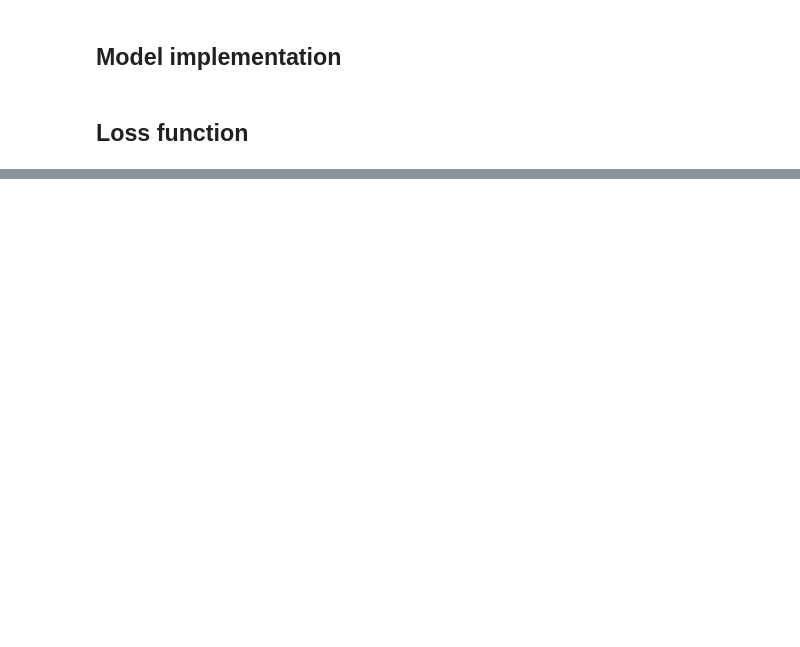
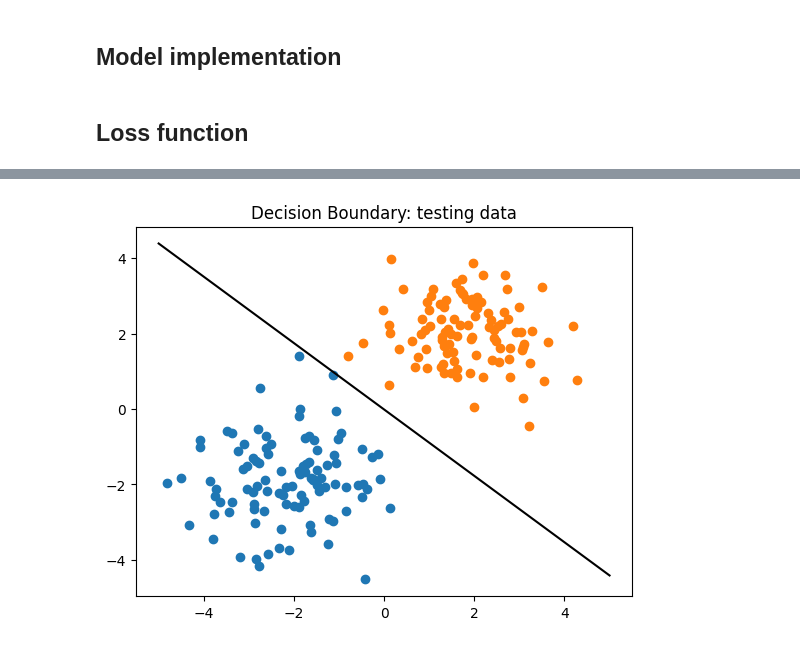
Before and after one commit to wadamiru/manual-ml, a Jupyter notebook: projects/linear-classification/notebooks/manual.ipynb, the cells around one changed output, grey strips where cells are left out. Cells and saved outputs as stored; diff of their text form; code cells hidden in the pictures; blank space fills up the shorter version.

```diff
--- a/projects/linear-classification/notebooks/manual.ipynb
+++ b/projects/linear-classification/notebooks/manual.ipynb
@@ -77,0 +148,3 @@ def loss(y,p):
+# %%
+# create a new dataset for testing
+xte, yte = make_data(100)
@@ -77,0 +159,20 @@ def loss(y,p):
+# %%
+def plot_bound(x,y,w,b,trorte="training data"): # trorte: training or testing
+
+    class0 = x[y==0]
+    class1 = x[y==1]
+
+    plt.scatter(class0[:,0], class0[:,1])
+    plt.scatter(class1[:,0], class1[:,1])
+
+    x_vals = np.linspace(-5,5,100)
+    y_vals = -(w[0]*x_vals + b)/w[1]
+
+    plt.plot(x_vals, y_vals, color="black")
+
+    plt.title(f"Decision Boundary: {trorte}")
+    plt.show()
+# %%
+plot_bound(xte,yte,w,b, "testing data")
+# %% [output]
+[figure, added]
```
Also changed, not shown: parts of 17 cells of this notebook.
